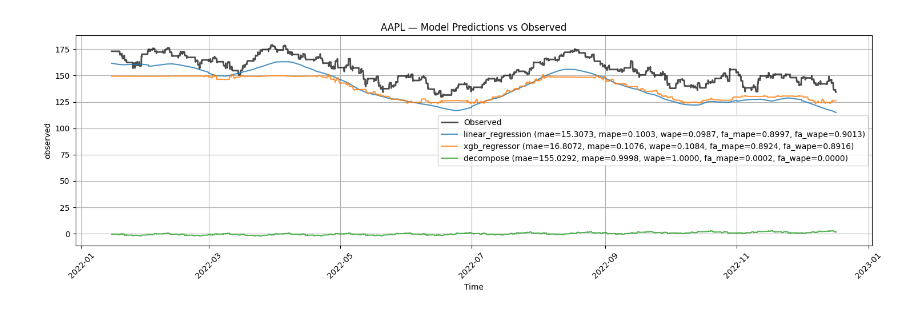
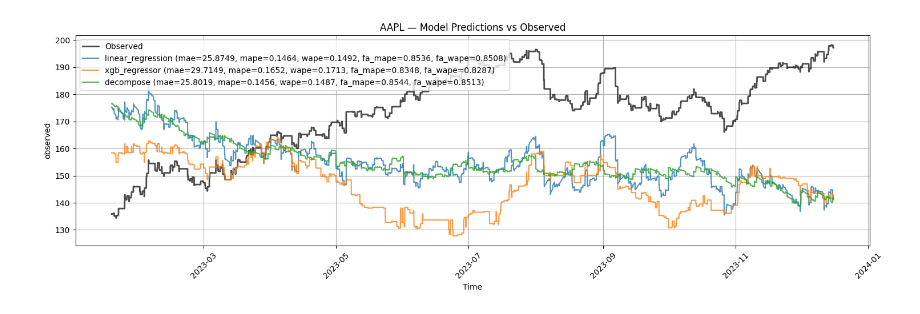
Before and after one commit to unicorn1579/tsml, a Jupyter notebook: tsml__pipeline.ipynb, the cells around one changed output. Saved outputs shown, nothing was run; the diff lists cells and outputs as text; code cells hidden in the pictures.

```diff
--- a/tsml__pipeline.ipynb
+++ b/tsml__pipeline.ipynb
@@ -8,9 +8,9 @@ from modules.time_series_pipeline import TimeSeriesPipeline
 params: dr.InputParams = dr.InputParams(
     #reading
     data_directory='data/source_data',
-    tickets_group='NDXT_1',
+    tickets_group='NDXT_3',
     file_extension='csv',
-    time_column='date',
+    time_column='datetime',
     data_columns=['open', 'close'],
     # processing
     missing_method='rolling',
@@ -27,7 +27,7 @@ params: dr.InputParams = dr.InputParams(
     # generating
     cv_method='expanding',
     cv_frequency='M',
-    models_types=['linear_regression', 'xgb_regressor'],
+    models_types=['linear_regression', 'xgb_regressor', 'decompose'],
     validation_ratio=0.8,
     n_estimators=500,
     max_depth=[2,4,8],
@@ -35,6 +35,13 @@ params: dr.InputParams = dr.InputParams(
     eval_metric='mae',
     early_stopping_rounds=20
 )
+
+plot_params: TimeSeriesPlotParams = TimeSeriesPlotParams(
+    ticket_name='AAPL',
+    data_column_name='close',
+    metrics_names=[MetricName.fa_mape.value],
+    models_types=[ModelType.xgb_regressor, ModelType.decompose]
+)
 # %%
 # Инициализация временных рядов
 time_series: List[TimeSeries] = (
@@ -78,9 +111,9 @@ for ts in time_series_models:
 params_validate: dr.InputParams = dr.InputParams(
     #reading
     data_directory='data/validate_data',
-    tickets_group='NDXT_1',
+    tickets_group='NDXT_3',
     file_extension='csv',
-    time_column='date',
+    time_column='datetime',
     data_columns=['open', 'close'],
     # processing
     missing_method='rolling',
@@ -93,5 +126,5 @@ params_validate: dr.InputParams = dr.InputParams(
     decompose_period=24 * 7 * 4,  # дискретизация тренда по месяцам при условии наличия часовых наблюдений
     correlation_method='spearman',
     correlation_threshold=0.3,
-    is_feature_selection=True,
+    is_feature_selection=False
 )
@@ -98,15 +148,14 @@ params_validate: dr.InputParams = dr.InputParams(
 # %%
-# Инициализация временных рядов
-time_series_validate: List[TimeSeries] = TimeSeriesPipeline.time_series_read_parallel(params=params_validate)
-# Подготовка данных временных рядов
-time_series_process_validate: List[TimeSeries] = (
-    TimeSeriesPipeline.time_series_process_parallel(params=params_validate, time_series=time_series_validate)
-)
-ts_validate = None
-for ts in time_series_process_validate:
-    if ts.ticket_name == 'AAPL' and ts.data_column_name == 'close':
-        ts_validate = ts
-for ts in time_series_models:
-    if ts.ticket_name == 'AAPL' and ts.data_column_name == 'close':
-        TimeSeriesPlot.plot_validate_data(time_series=ts, time_series_validate=ts_validate)
+for ts_validate in time_series_process_validate:
+    if (
+            ts_validate.ticket_name == plot_params.ticket_name
+            and ts_validate.data_column_name == plot_params.data_column_name
+    ):
+        for ts_source in time_series_models:
+            if (
+                    ts_source.ticket_name == plot_params.ticket_name
+                    and ts_source.data_column_name == plot_params.data_column_name
+            ):
+                TimeSeriesPlot.plot_validate_data(time_series_source=ts_source, time_series_validate=ts_validate)
+                break
 # %% [output]
@@ -117 +162 @@ for ts in time_series_models:
-[figure, old version]
+[figure, new version]
```
Also changed, not shown: parts of 13 cells of this notebook, 6 other files.
